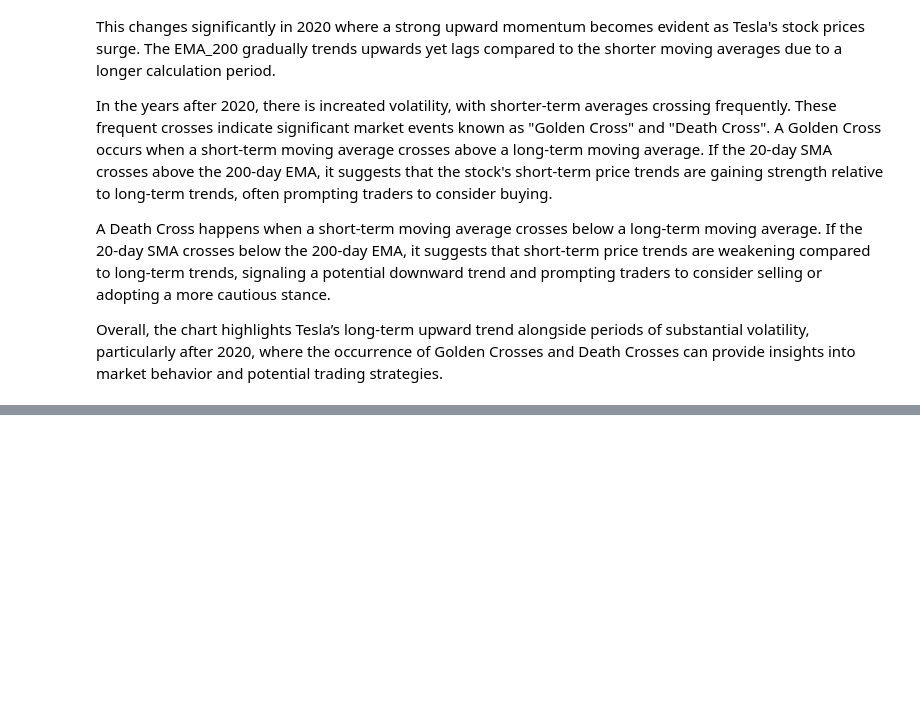
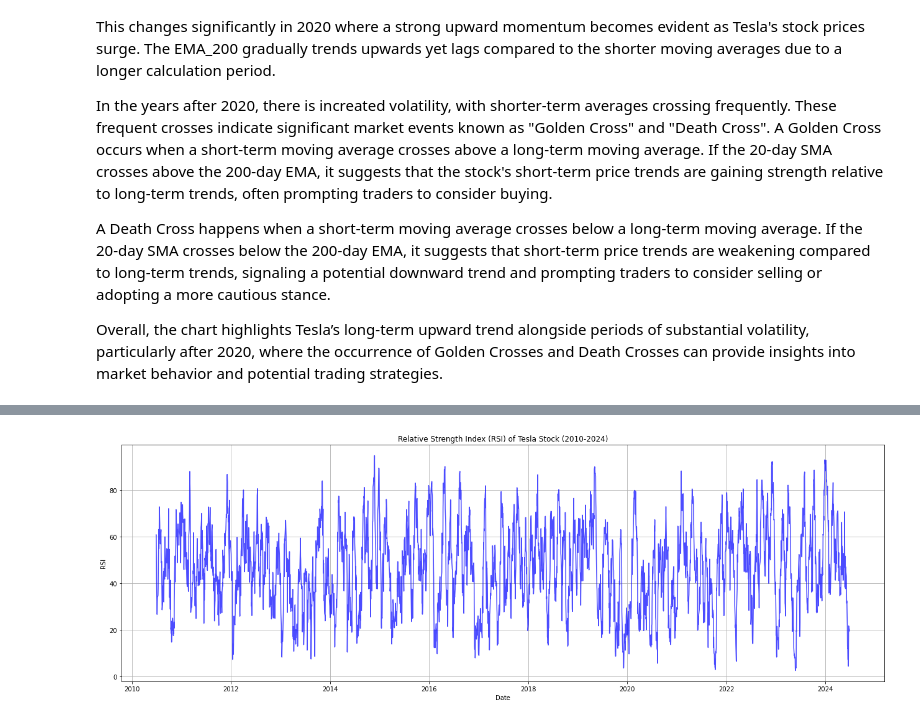
Before and after one commit to poojaapatell/Tesla-Stock-Prices-Project, a Jupyter notebook: TSLA Stock Data.ipynb, the cells around one changed output, grey strips where cells are left out. Drawn from its saved outputs; the diff is of its cells as text; code cells hidden in the pictures; blank space fills up the shorter version.

```diff
--- a/TSLA Stock Data.ipynb
+++ b/TSLA Stock Data.ipynb
@@ -215,0 +238,16 @@ Overall, the chart highlights Tesla’s long-term upward trend alongside periods
+# %%
+# Relative Strength Index helps predict whether an asset's price will increase or decrease in the future
+
+delta = tesla_df['Close'].diff(1)
+gain = (delta.where(delta > 0, 0)).rolling(window=14).mean()
+loss = (-delta.where(delta < 0, 0)).rolling(window=14).mean()
+tesla_df['RSI'] = 100 - (100 / (1 + gain / loss))
+
+plt.figure(figsize=(22, 7))
+plt.plot(tesla_df['RSI'], color='blue', alpha=0.7, label = 'RSI')
+plt.title("Relative Strength Index (RSI) of Tesla Stock (2010-2024)")
+plt.xlabel('Date')
+plt.ylabel('RSI')
+plt.grid(True)
+# %% [output]
+[figure, added]
```
Also changed, not shown: parts of 3 cells of this notebook.
